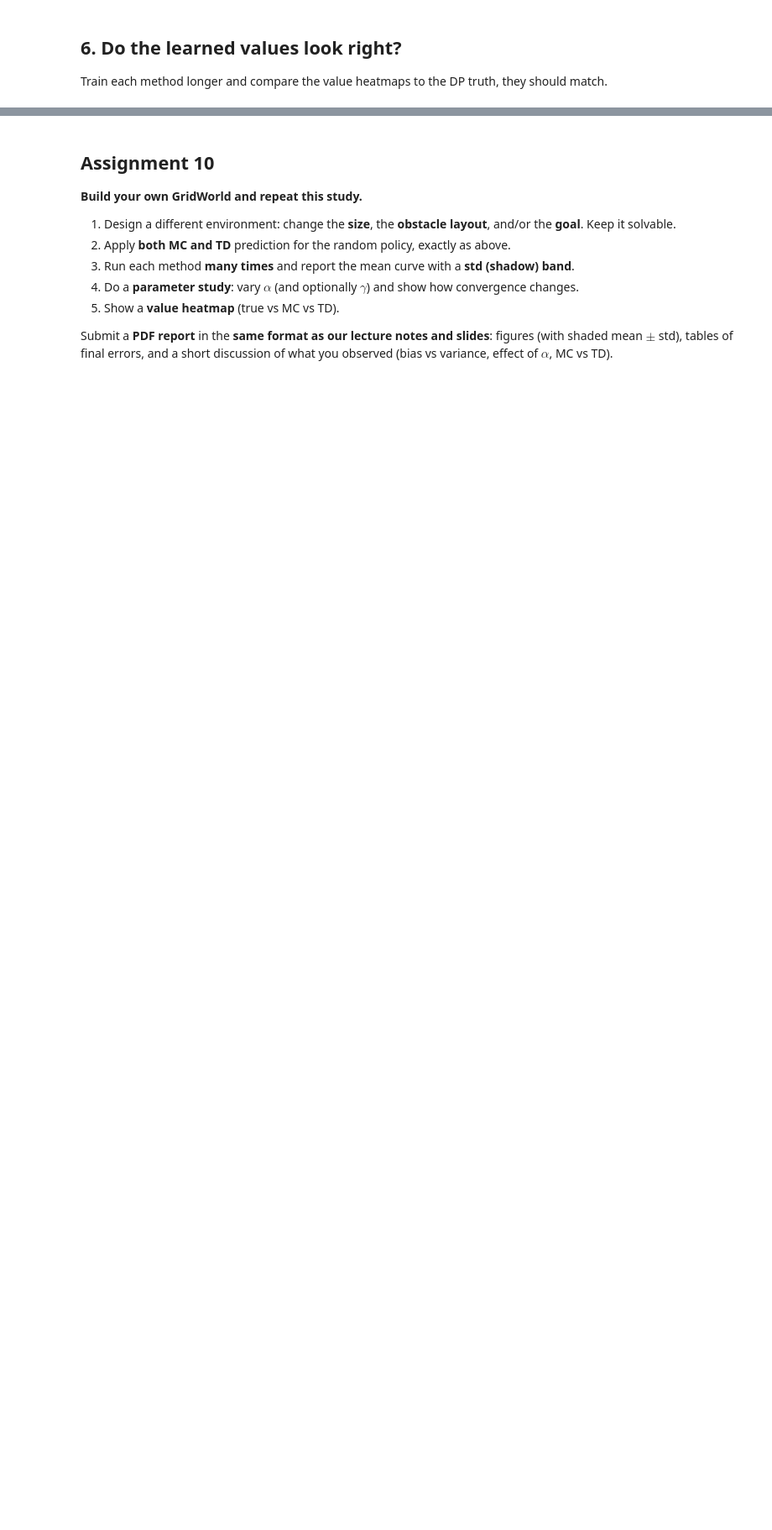
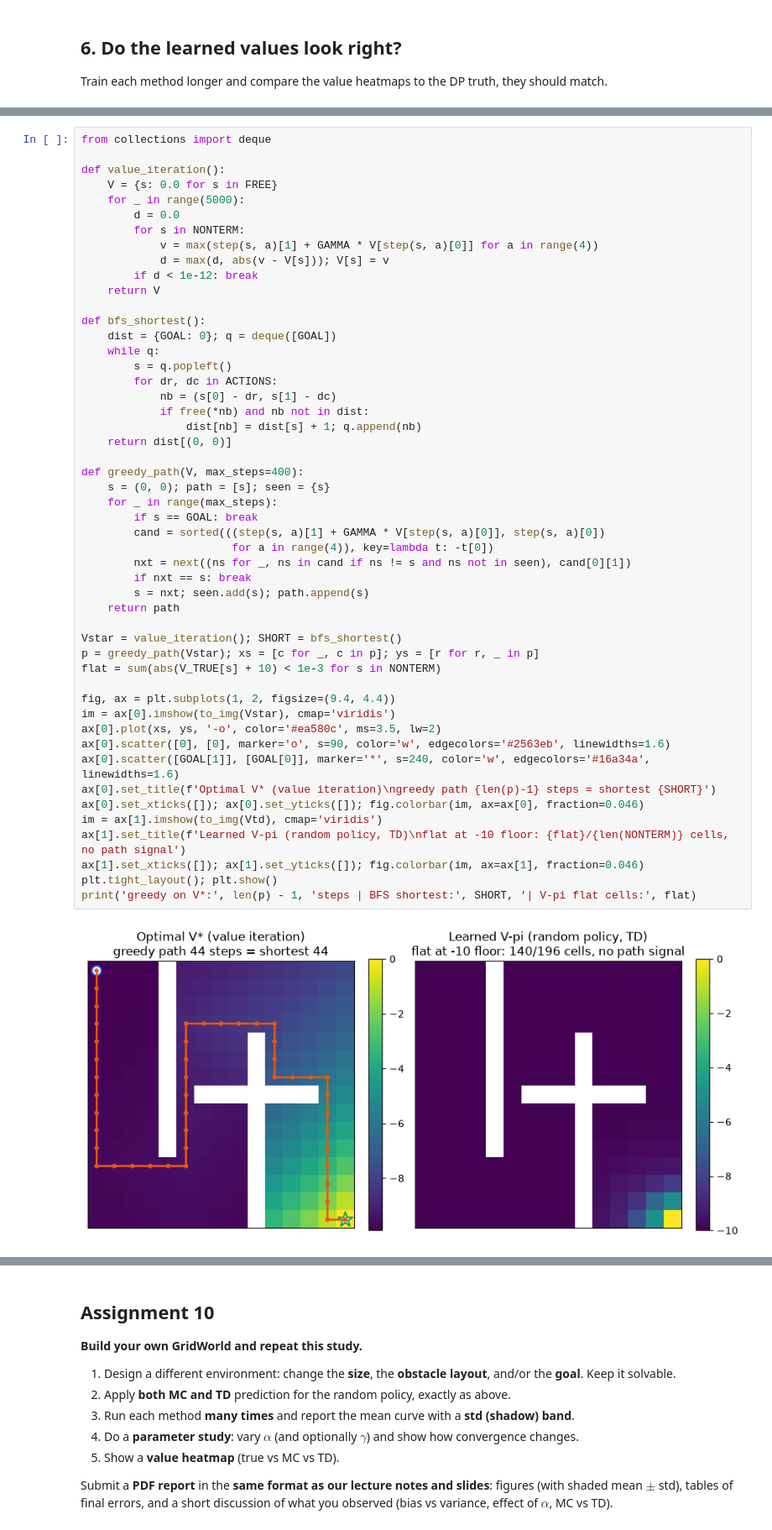
Before and after one commit to dkim2505/csci6353-notebooks, a Jupyter notebook: topic10_experiment.ipynb, the cells around one changed output, grey strips where cells are left out. Shown at 84% size. Saved outputs shown, nothing was run; the diff lists cells and outputs as text; blank space fills up the shorter version.

Commit message:
Topic 10: add optimal-path section (greedy on V* vs flat V-pi)
Co-Authored-By: Claude Fable 5 <noreply@anthropic.com>

```diff
--- a/topic10_experiment.ipynb
+++ b/topic10_experiment.ipynb
@@ -171,0 +190,52 @@ plt.tight_layout(); plt.show()
+# %%
+from collections import deque
+
+def value_iteration():
+    V = {s: 0.0 for s in FREE}
+    for _ in range(5000):
+        d = 0.0
+        for s in NONTERM:
+            v = max(step(s, a)[1] + GAMMA * V[step(s, a)[0]] for a in range(4))
+            d = max(d, abs(v - V[s])); V[s] = v
+        if d < 1e-12: break
+    return V
+
+def bfs_shortest():
+    dist = {GOAL: 0}; q = deque([GOAL])
+    while q:
+        s = q.popleft()
+        for dr, dc in ACTIONS:
+            nb = (s[0] - dr, s[1] - dc)
+            if free(*nb) and nb not in dist:
+                dist[nb] = dist[s] + 1; q.append(nb)
+    return dist[(0, 0)]
+
+def greedy_path(V, max_steps=400):
+    s = (0, 0); path = [s]; seen = {s}
+    for _ in range(max_steps):
+        if s == GOAL: break
+        cand = sorted(((step(s, a)[1] + GAMMA * V[step(s, a)[0]], step(s, a)[0])
+                       for a in range(4)), key=lambda t: -t[0])
+        nxt = next((ns for _, ns in cand if ns != s and ns not in seen), cand[0][1])
+        if nxt == s: break
+        s = nxt; seen.add(s); path.append(s)
+    return path
+
+Vstar = value_iteration(); SHORT = bfs_shortest()
+p = greedy_path(Vstar); xs = [c for _, c in p]; ys = [r for r, _ in p]
+flat = sum(abs(V_TRUE[s] + 10) < 1e-3 for s in NONTERM)
+
+fig, ax = plt.subplots(1, 2, figsize=(9.4, 4.4))
+im = ax[0].imshow(to_img(Vstar), cmap='viridis')
+ax[0].plot(xs, ys, '-o', color='#ea580c', ms=3.5, lw=2)
+ax[0].scatter([0], [0], marker='o', s=90, color='w', edgecolors='#2563eb', linewidths=1.6)
+ax[0].scatter([GOAL[1]], [GOAL[0]], marker='*', s=240, color='w', edgecolors='#16a34a', linewidths=1.6)
+ax[0].set_title(f'Optimal V* (value iteration)\ngreedy path {len(p)-1} steps = shortest {SHORT}')
+ax[0].set_xticks([]); ax[0].set_yticks([]); fig.colorbar(im, ax=ax[0], fraction=0.046)
+im = ax[1].imshow(to_img(Vtd), cmap='viridis')
+ax[1].set_title(f'Learned V-pi (random policy, TD)\nflat at -10 floor: {flat}/{len(NONTERM)} cells, no path signal')
+ax[1].set_xticks([]); ax[1].set_yticks([]); fig.colorbar(im, ax=ax[1], fraction=0.046)
+plt.tight_layout(); plt.show()
+print('greedy on V*:', len(p) - 1, 'steps | BFS shortest:', SHORT, '| V-pi flat cells:', flat)
+# %% [output]
+[figure, added]
```
Also changed, not shown: parts of 8 cells of this notebook.
